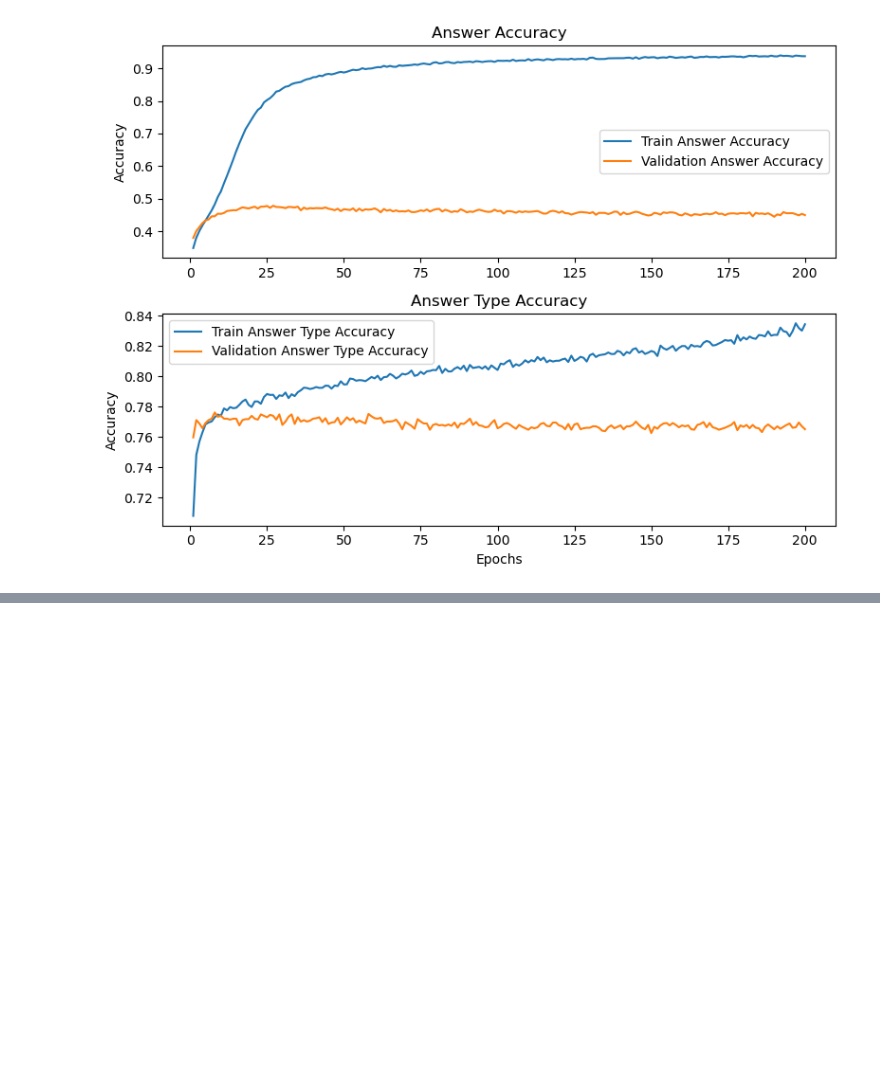
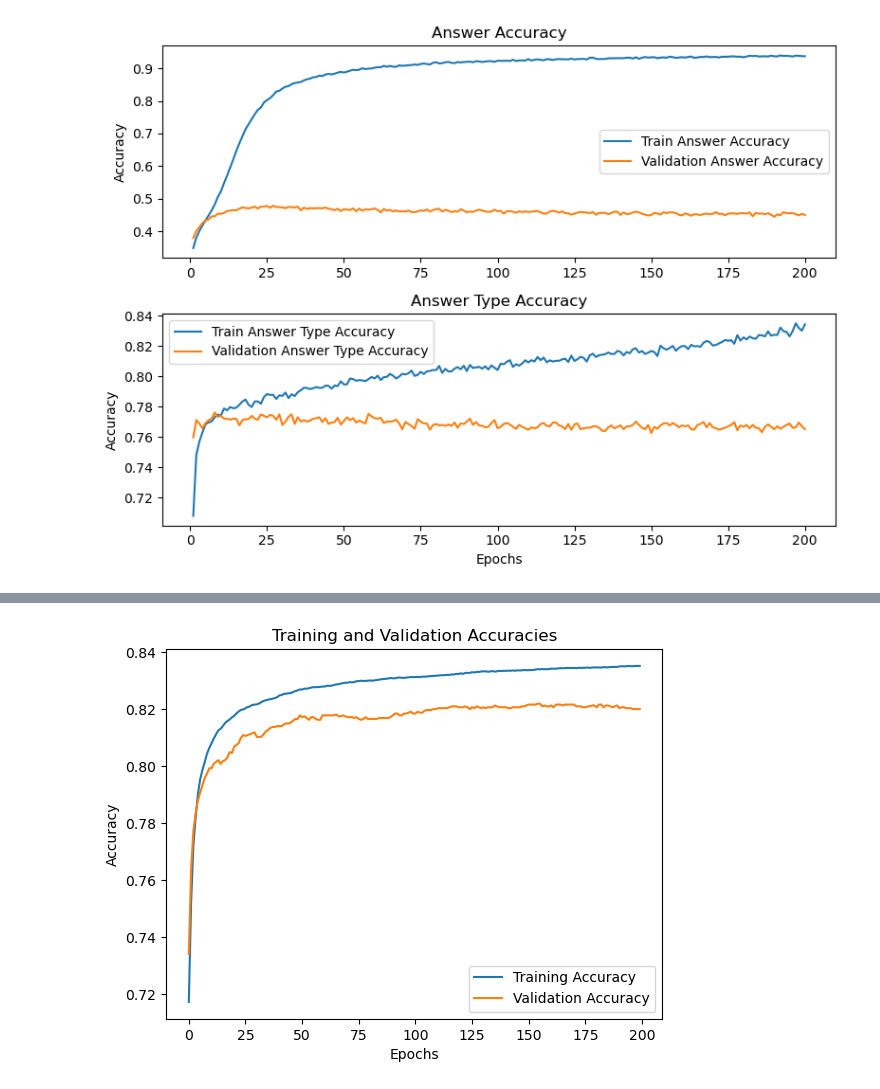
Before and after one commit to mawhab/Visual-Question-Answering, a Jupyter notebook: VQA.ipynb, the cells around one changed output, grey strips where cells are left out. Drawn from its saved outputs; the diff is of its cells as text; code cells hidden in the pictures; blank space fills up the shorter version.

```diff
--- a/VQA.ipynb
+++ b/VQA.ipynb
@@ -193,6 +193,8 @@ df.shape
 answers = np.array([entry[4] for entry in df])
 # %%
 answer_types = np.array([entry[3] for entry in df])
+# %%
+answerable = torch.Tensor([1 if entry[1]=='1' else 0 for entry in df])
 # %%
 selection = 4
 val_df = create_df(val_data, selection)
@@ -211,6 +213,8 @@ with open('/kaggle/input/dfasdasd/val_df.npy', 'rb') as f:
 val_answers = np.array([entry[4] for entry in val_df])
 # %%
 val_answer_types = np.array([entry[3] for entry in val_df])
+# %%
+val_answerable = torch.Tensor([1 if entry[1]=='1' else 0 for entry in val_df])
 # %%
 def create_samples(model, preprocess, img_path, question, rotate=True):
     global device
@@ -541,3 +553,19 @@ print('-------------------')
 print(val_df[idx])
 # %%
 display(IM(filename='/kaggle/input/vizwiz/data/Images/'+val_df[idx][0]))
+# %%
+train_set = DataLoader(VQADataset(X, answerable, single=True), batch_size=32)
+val_set = DataLoader(VQADataset(X_val, val_answerable, single=True), batch_size=32)
+# %%
+class VQA_Answerability(nn.Module):
+    def __init__(self, embedding_dim):
+        super(VQA_Answerability, self).__init__()
+
+        self.fc = nn.Linear(embedding_dim, 1)
+        self.sigmoid = nn.Sigmoid()
+
+    def forward(self, x):
+        x = x.to(dtype=torch.float32)
+        x = self.fc(x)
+        x = self.sigmoid(x)
+        return x
@@ -543,0 +677,17 @@ display(IM(filename='/kaggle/input/vizwiz/data/Images/'+val_df[idx][0]))
+# %%
+# Plotting the accuracies
+plt.plot(train_accs, label='Training Accuracy')
+plt.plot(val_accs, label='Validation Accuracy')
+
+# Adding labels and title
+plt.xlabel('Epochs')
+plt.ylabel('Accuracy')
+plt.title('Training and Validation Accuracies')
+
+# Adding legend
+plt.legend()
+
+# Display the plot
+plt.show()
+# %% [output]
+[figure, added]
```
Also changed, not shown: parts of 5 cells of this notebook.
